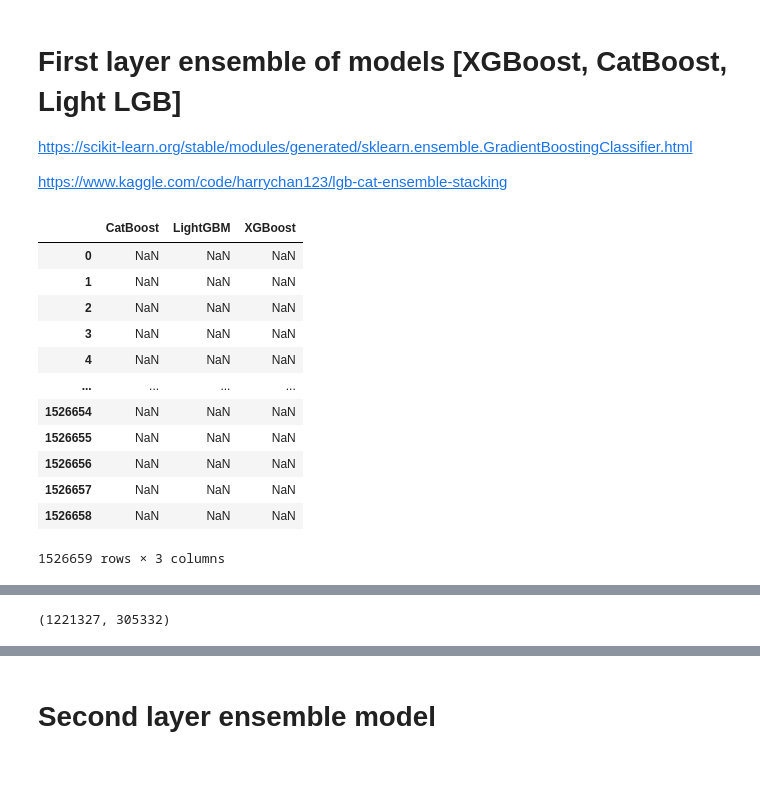
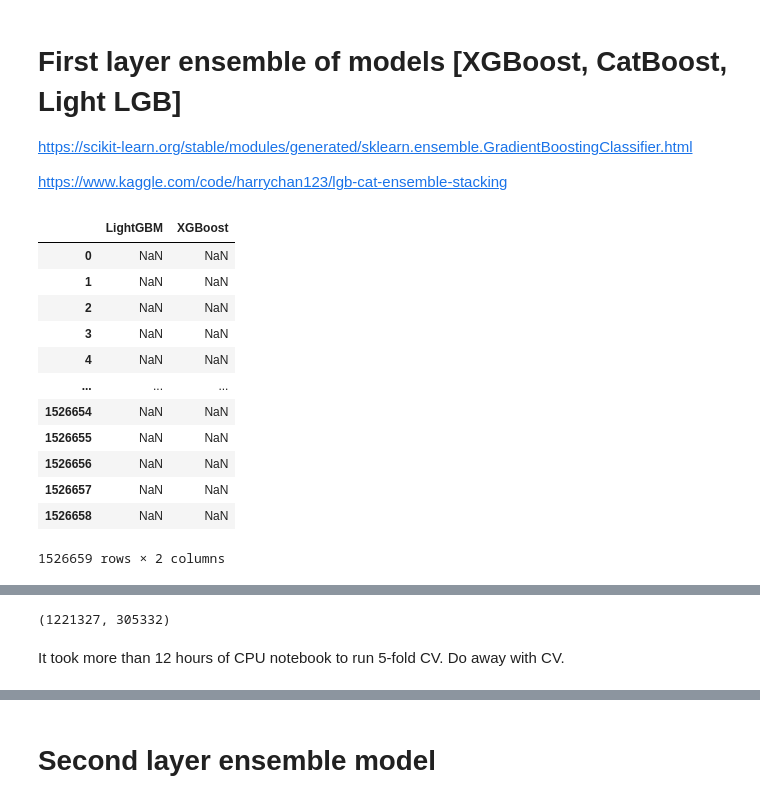
Before and after one commit to lorrespz/Deep-Learning-vs-Machine-Learning, a Jupyter notebook: home-credit-24-cross-val-2-layer-ensemble-xgb-cat-lgb.ipynb, the cells around one changed output, grey strips where cells are left out. Cells and saved outputs as stored; diff of their text form; code cells hidden in the pictures; blank space fills up the shorter version.

```diff
--- a/home-credit-24-cross-val-2-layer-ensemble-xgb-cat-lgb.ipynb
+++ b/home-credit-24-cross-val-2-layer-ensemble-xgb-cat-lgb.ipynb
@@ -265,28 +264,28 @@ models = [
 # %%
 fitted_models_cb = []
 fitted_models_lgb = []
 fitted_models_xgb = []
 cv_scores_cb = []
 cv_scores_lgb = []
 cv_scores_xgb = []
 
 # Store the prediction results of the first layer model
-meta_features = pd.DataFrame(index=train_data.index, columns=['CatBoost', 'LightGBM', 'XGBoost'])
+meta_features = pd.DataFrame(index=train_data.index, columns=['LightGBM', 'XGBoost'])
 meta_features
 # %% [output]
-|  | CatBoost | LightGBM | XGBoost |
-| 0 | NaN | NaN | NaN |
-| 1 | NaN | NaN | NaN |
-| 2 | NaN | NaN | NaN |
-| 3 | NaN | NaN | NaN |
-| 4 | NaN | NaN | NaN |
-| ... | ... | ... | ... |
-| 1526654 | NaN | NaN | NaN |
-| 1526655 | NaN | NaN | NaN |
-| 1526656 | NaN | NaN | NaN |
-| 1526657 | NaN | NaN | NaN |
-| 1526658 | NaN | NaN | NaN |
+|  | LightGBM | XGBoost |
+| 0 | NaN | NaN |
+| 1 | NaN | NaN |
+| 2 | NaN | NaN |
+| 3 | NaN | NaN |
+| 4 | NaN | NaN |
+| ... | ... | ... |
+| 1526654 | NaN | NaN |
+| 1526655 | NaN | NaN |
+| 1526656 | NaN | NaN |
+| 1526657 | NaN | NaN |
+| 1526658 | NaN | NaN |
-1526659 rows × 3 columns
+1526659 rows × 2 columns
 # %%
 from sklearn.model_selection import KFold
 cv = KFold(n_splits=5, shuffle=False)
@@ -312,3 +311,5 @@ list(enumerate(cv.split(X, y)))
 len(list(cv.split(X, y))[0][0]), len(list(cv.split(X, y))[0][1])
 # %% [output]
 (1221327, 305332)
+# %% [markdown]
+It took more than 12 hours of CPU notebook to run 5-fold CV. Do away with CV.
```
Also changed, not shown: parts of 13 cells of this notebook.
